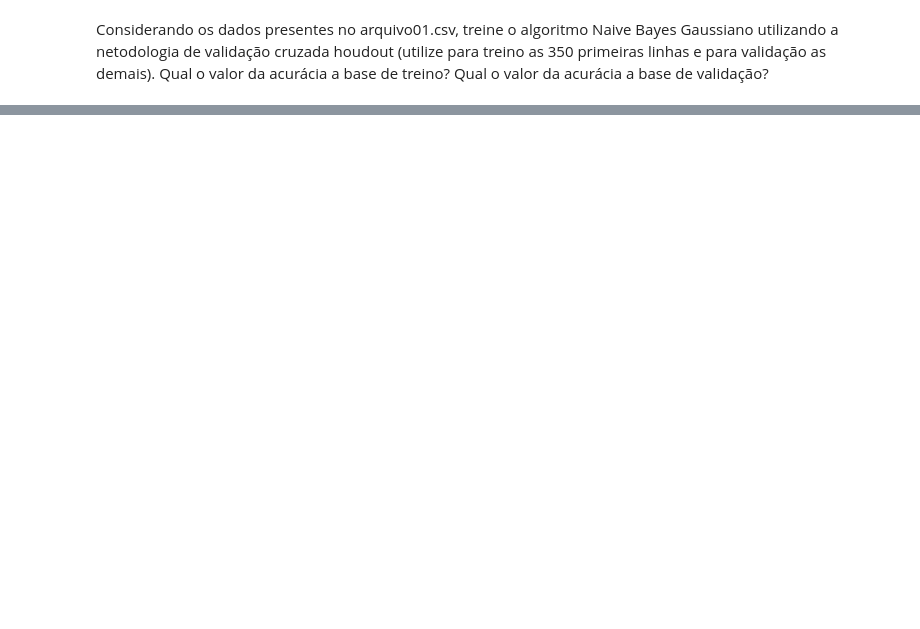
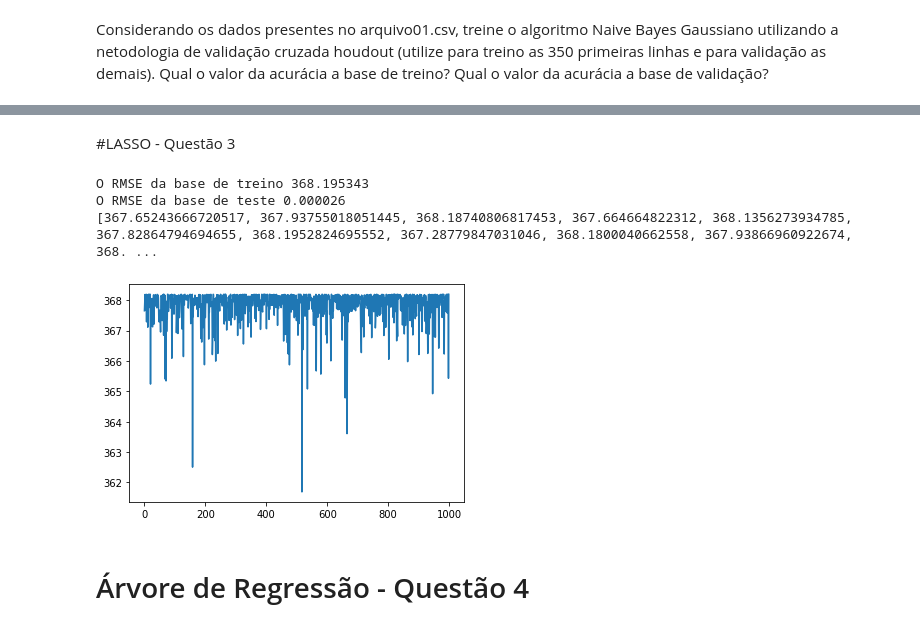
Before and after one commit to AleOi/PCS3438Eduardo, a Jupyter notebook: Lista1.ipynb, the cells around one changed output, grey strips where cells are left out. Drawn from its saved outputs; the diff is of its cells as text; code cells hidden in the pictures; blank space fills up the shorter version.

```diff
--- a/Lista1.ipynb
+++ b/Lista1.ipynb
@@ -37,0 +47,4 @@ class01.head()
+# %%
+reg01 = reg01.dropna()
+reg01.isna().sum()
+reg01.head()
@@ -79,0 +285,65 @@ Numero de acertos do total 350 points : 224, performance 64.00%
+# %% [markdown]
+
+#LASSO - Questão 3
+# %%
+from sklearn.linear_model import Lasso
+from sklearn.linear_model import LinearRegression
+import numpy as np
+from matplotlib import pyplot as plt
+from sklearn.metrics import mean_squared_error
+
+def OneOut(class02Att, class02Res, index):
+    # Atributos Teste
+    X_test = class02Att[(class02Att['index'] == index)]
+    X_test = X_test.iloc[:, 1:X_test.columns.size]                              # Retirando variavel index de treino
+
+    # Target Teste
+    Y_test = class02Res[(class02Res['index'] == index)]
+    Y_test = Y_test.iloc[:, 1:Y_test.columns.size]                              # Retirando variavel index de treino
+
+    # Resto vai para a variavel treino
+    X_train = class02Att[(class02Att['index'] != index)]
+    X_train = X_train.iloc[:, 1:X_train.columns.size]                           # Retirando variavel index de treino
+
+    Y_train = class02Res[(class02Res['index'] != index)]
+    Y_train = Y_train.iloc[:, 1:Y_train.columns.size]                           # Retirando variavel index de treino
+    return X_train, X_test, Y_train, Y_test
+
+# Atributos
+reg01Att = reg01.iloc[:, 0:reg01.columns.size - 1].reset_index().sort_values(by = 'index')
+# Target
+reg01Res = reg01.iloc[:, reg01.columns.size - 1].reset_index().sort_values(by = 'index')
+# Aplicando Leave-One-Out
+niterate = reg01Att.shape[0]
+mse_train = []
+mse_test = []
+for tmp in range(0,niterate):
+  [X_train, X_test, Y_train, Y_test] = OneOut(reg01Att, reg01Res, tmp)
+  lasso = Lasso(alpha=0.1)
+  lasso.fit(X_train, Y_train)
+  y_pred = lasso.predict(X_test)
+  mse_test.append(mean_squared_error(Y_test,y_pred))
+
+  y_pred = lasso.predict(X_train)
+  mse_train.append(mean_squared_error(Y_train,y_pred))
+
+# Escolhendo a melhor resposta obtida pelo Leave-One-Out
+bestChoice_test = min(mse_test)
+n_pos = mse_test.index(bestChoice_test) # pega a posição do valor n_min
+bestChoice_train = mse_train[n_pos]
+
+print("O RMSE da base de treino %f" % bestChoice_train)
+print("O RMSE da base de teste %f" % bestChoice_test)
+#plt.figure(1)
+#plt.plot(mse_test)
+
+plt.figure(2)
+plt.plot(mse_train)
+print(mse_train)
+# %% [output]
+O RMSE da base de treino 368.195343
+O RMSE da base de teste 0.000026
+[367.65243666720517, 367.93755018051445, 368.18740806817453, 367.664664822312, 368.1356273934785, 367.82864794694655, 368.1952824695552, 367.28779847031046, 368.1800040662558, 367.93866960922674, 368. ...
+[figure, added]
+# %% [markdown]
+# Árvore de Regressão - Questão 4
```
Also changed, not shown: parts of 21 cells of this notebook.
